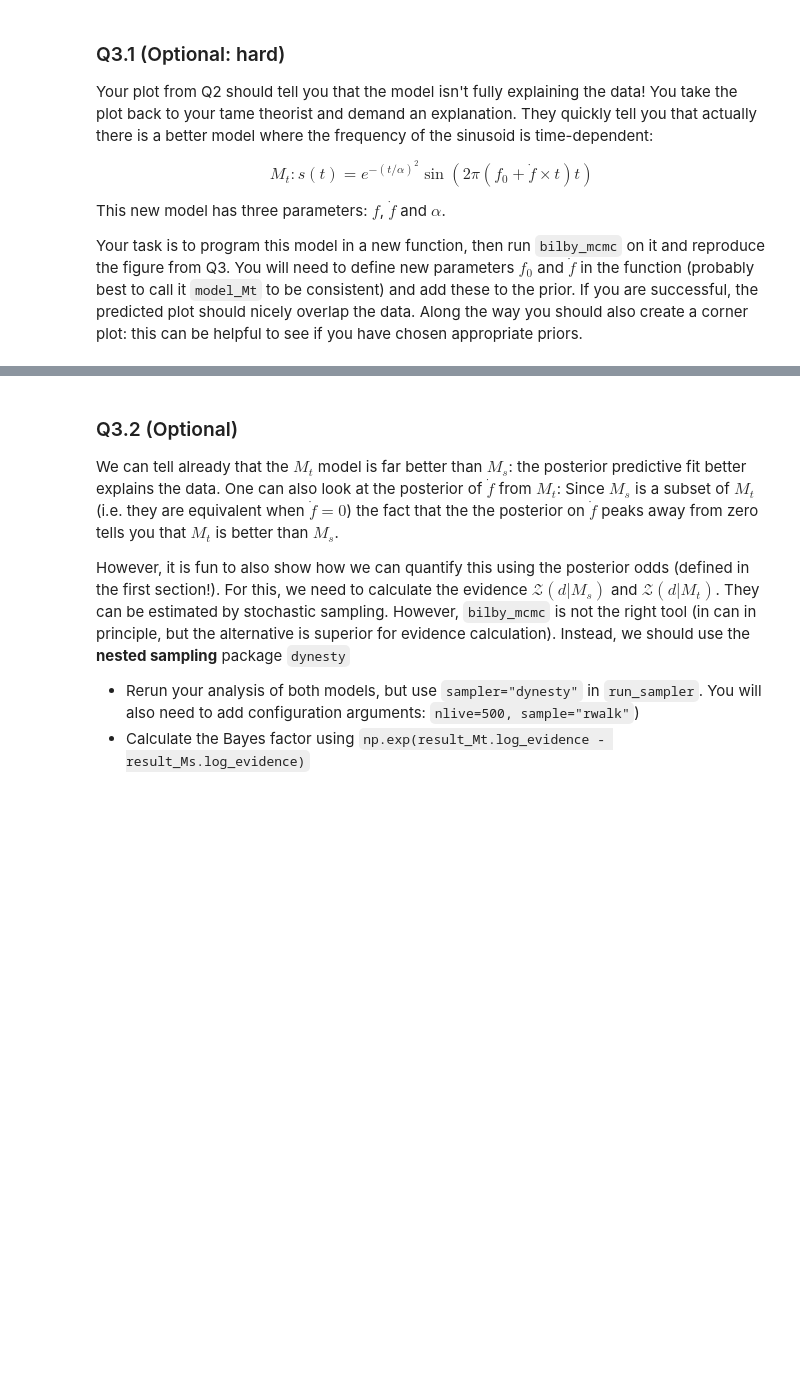
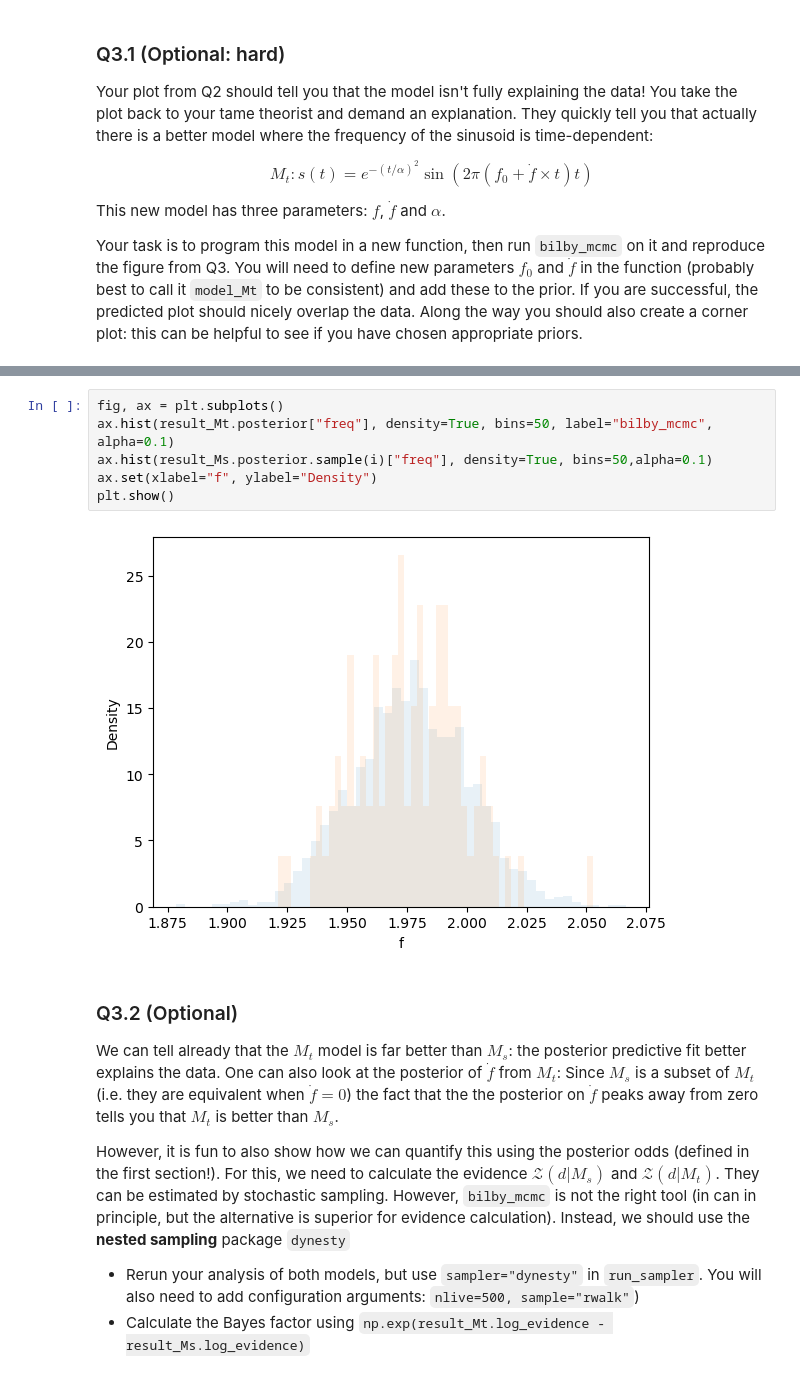
Before and after one commit to tankolhe/odw-2024, a Jupyter notebook: Tutorials/Day_3/Tuto_3.1_Introduction_to_parameter_estimation.ipynb, the cells around one changed output, grey strips where cells are left out. Cells and saved outputs as stored; diff of their text form; blank space fills up the shorter version.

```diff
--- a/Tutorials/Day_3/Tuto_3.1_Introduction_to_parameter_estimation.ipynb
+++ b/Tutorials/Day_3/Tuto_3.1_Introduction_to_parameter_estimation.ipynb
@@ -468,3 +588,11 @@ Your task is to program this model in a new function, then run `bilby_mcmc` on i
+# %%
+fig, ax = plt.subplots()
+ax.hist(result_Mt.posterior["freq"], density=True, bins=50, label="bilby_mcmc", alpha=0.1)
+ax.hist(result_Ms.posterior.sample(i)["freq"], density=True, bins=50,alpha=0.1)
+ax.set(xlabel="f", ylabel="Density")
+plt.show()
+# %% [output]
+[figure, added]
 # %% [markdown]
 ### Q3.2 (Optional)
 We can tell already that the $M_t$ model is far better than $M_s$: the posterior predictive fit better explains the data. One can also look at the posterior of $\dot{f}$ from $M_t$: Since $M_s$ is a subset of $M_t$ (i.e. they are equivalent when $\dot{f}=0$) the fact that the the posterior on $\dot{f}$ peaks away from zero tells you that $M_t$ is better than $M_s$.
```
Also changed, not shown: parts of 18 cells of this notebook, 1 other file.
